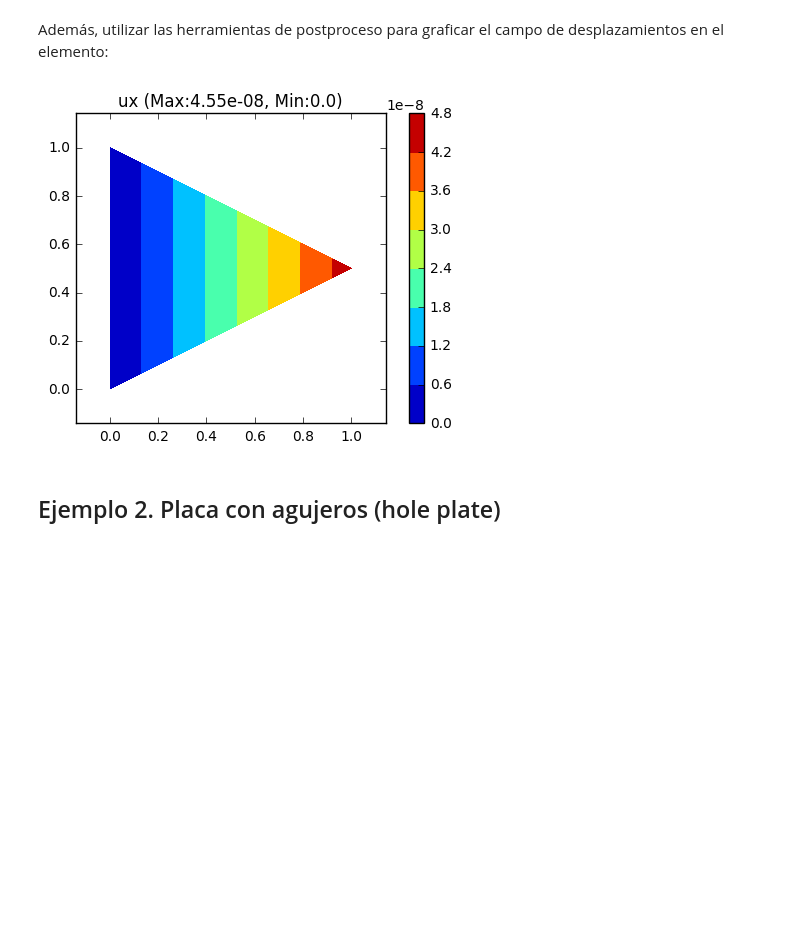
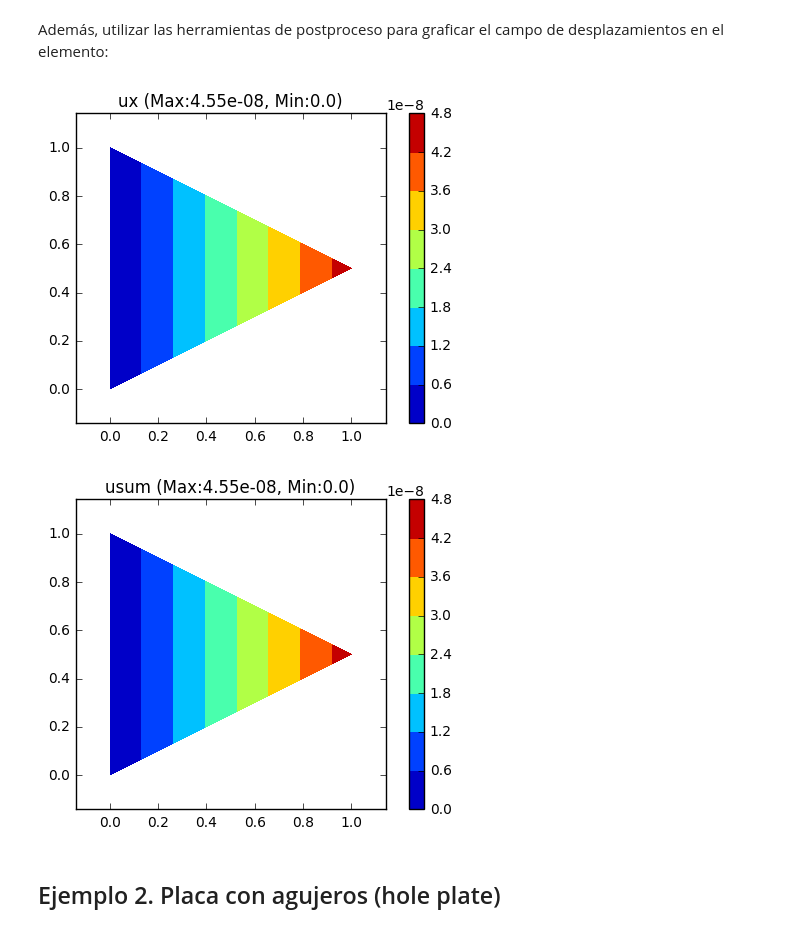
Before and after one commit to JorgeDeLosSantos/nusa, a Jupyter notebook: docs/nusa-info/es/linear-triangle-element.ipynb, the cells around one changed output. Saved outputs shown, nothing was run; the diff lists cells and outputs as text; code cells hidden in the pictures; blank space fills up the shorter version.

```diff
--- a/docs/nusa-info/es/linear-triangle-element.ipynb
+++ b/docs/nusa-info/es/linear-triangle-element.ipynb
@@ -112,8 +112,10 @@ for n in m.getNodes():
 Además, utilizar las herramientas de postproceso para graficar el campo de desplazamientos en el elemento:
 # %%
 m.plot_nsol('ux')
+m.plot_nsol('usum')
 # %% [output]
 [figure]
+[figure, added]
 # %% [markdown]
 ## Ejemplo 2. Placa con agujeros (hole plate)
 # %%
```
Also changed, not shown: parts of 2 cells of this notebook, 13 other files.
